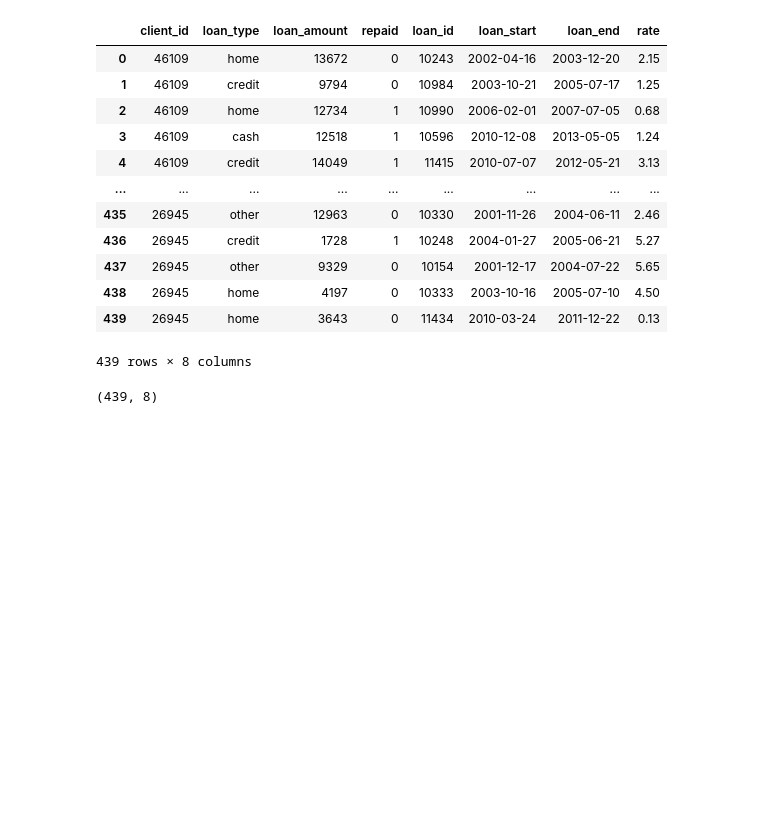
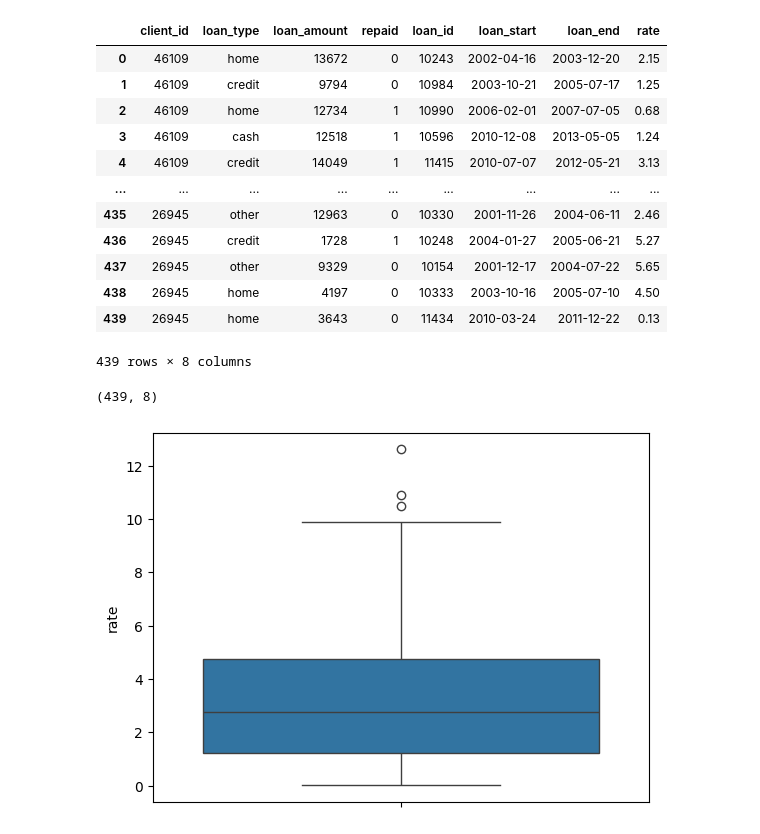
Before and after one commit to docroch/learning-data-science, a Jupyter notebook: data-preparation/loans.ipynb, the cells around one changed output. Cells and saved outputs as stored; diff of their text form; code cells hidden in the pictures; blank space fills up the shorter version.

```diff
--- a/data-preparation/loans.ipynb
+++ b/data-preparation/loans.ipynb
@@ -292,8 +292,8 @@ df.shape
 # %% [output]
 (443, 8)
 # %%
-df = df[(df['ZR'] > -3) & (df['ZR'] < 3)].reset_index()
-df
+df2 = df[(df['ZR'] > -3) & (df['ZR'] < 3)].reset_index()
+df2
 # %% [output]
 |  | client_id | loan_type | loan_amount | repaid | loan_id | loan_start | loan_end | rate | ZR |
 | 0 | 46109 | home | 13672 | 0 | 10243 | 2002-04-16 | 2003-12-20 | 2.15 | -0.445677 |
@@ -313,8 +313,9 @@ df.shape
 # %% [output]
 (440, 9)
 # %%
-df.drop('ZR', axis=1, inplace=True)
-df
+df3 = df2.copy()
+df3.drop('ZR', axis=1, inplace=True)
+df3
 # %% [output]
 |  | client_id | loan_type | loan_amount | repaid | loan_id | loan_start | loan_end | rate |
 | 0 | 46109 | home | 13672 | 0 | 10243 | 2002-04-16 | 2003-12-20 | 2.15 |
@@ -368,8 +369,8 @@ df.shape
 # %% [output]
 (440, 8)
 # %%
-df = df[(df.rate > LC) & (df.rate < UC)]
-df
+df4 = df3[(df3.rate > LC) & (df3.rate < UC)]
+df4
 # %% [output]
 |  | client_id | loan_type | loan_amount | repaid | loan_id | loan_start | loan_end | rate |
 | 0 | 46109 | home | 13672 | 0 | 10243 | 2002-04-16 | 2003-12-20 | 2.15 |
@@ -389,2 +390,6 @@ df.shape
 # %% [output]
 (439, 8)
+# %%
+sns.boxplot(df.rate);
+# %% [output]
+[figure, added]
```
Also changed, not shown: parts of 10 cells of this notebook.
